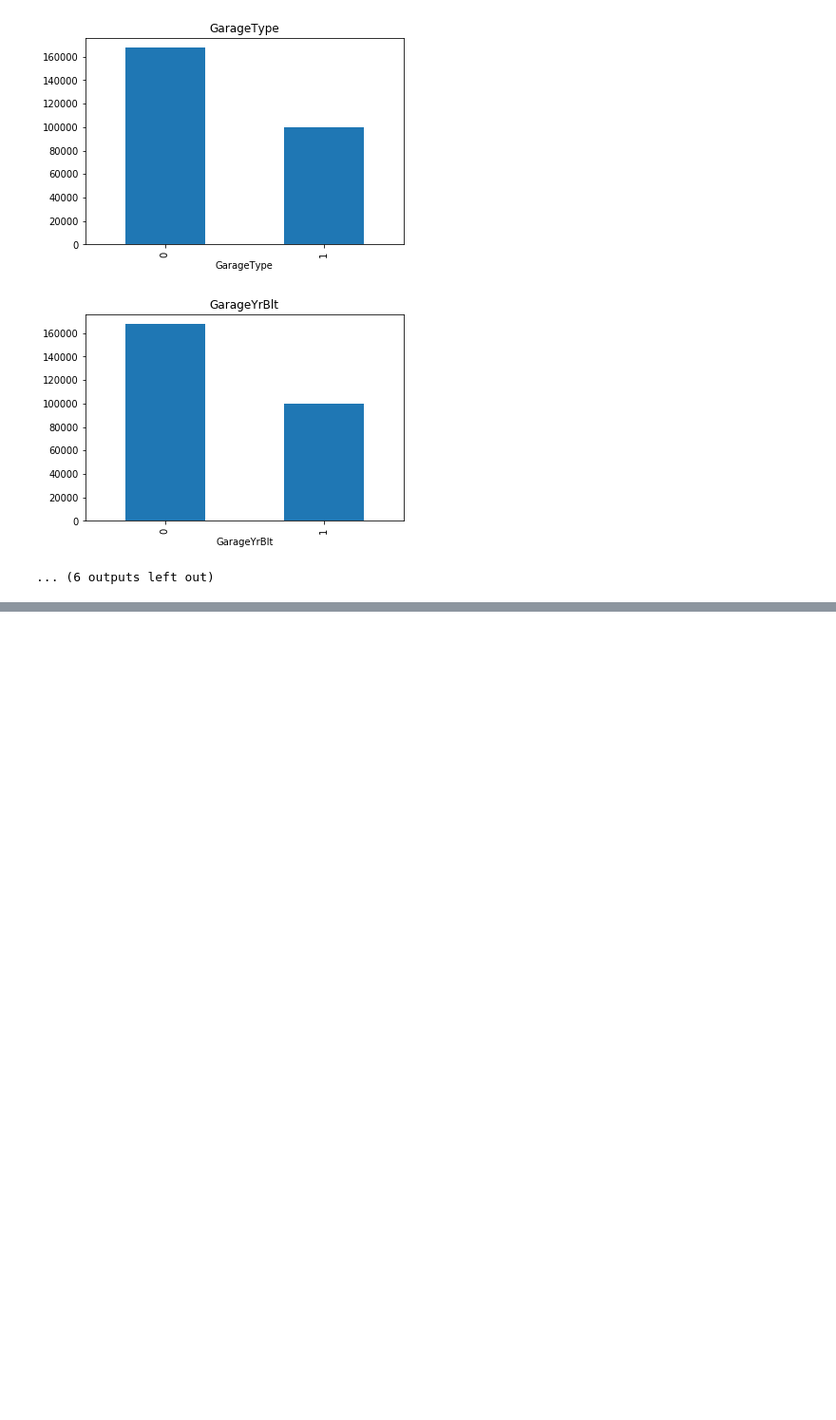
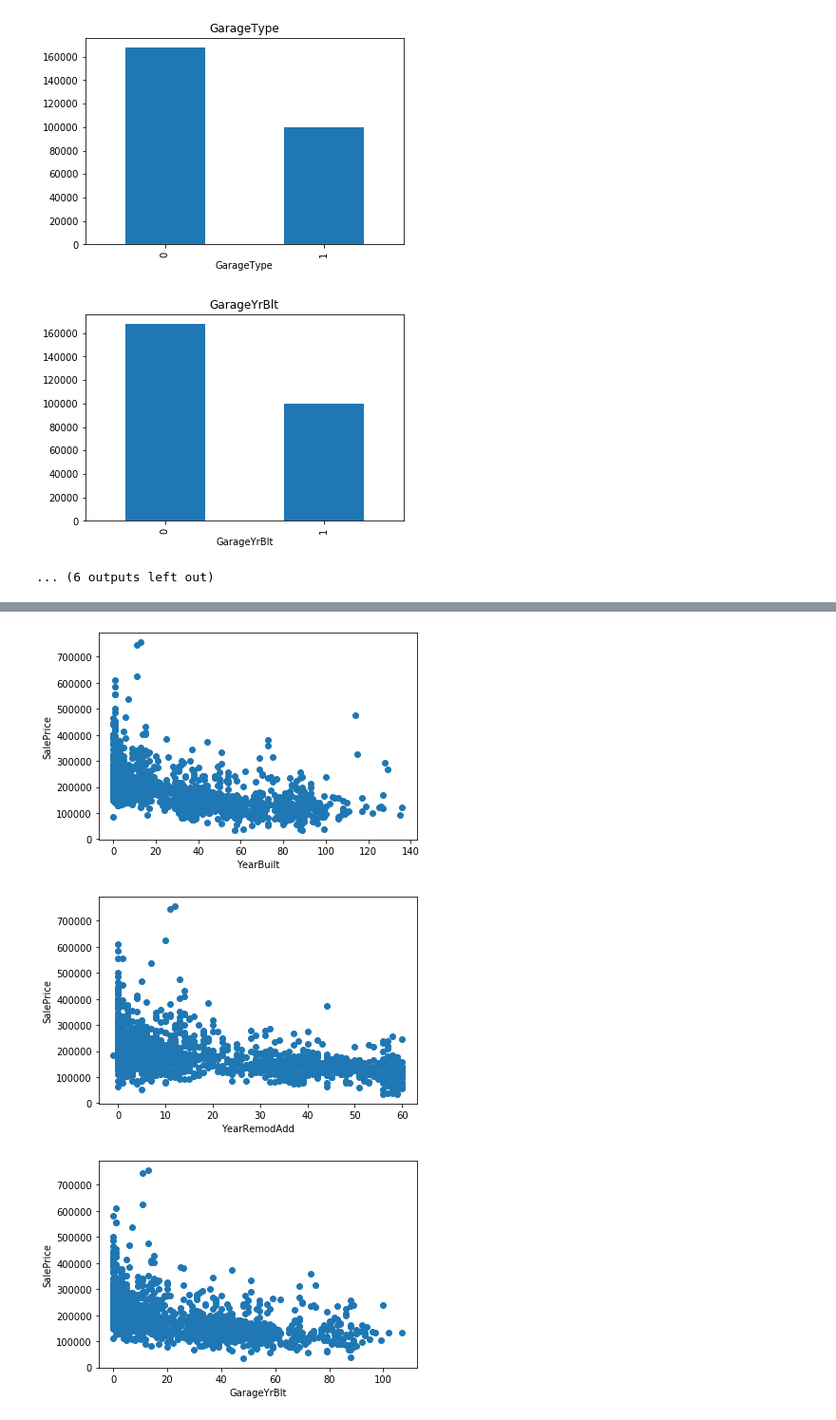
Before and after one commit to Joseorina/deploy_ml_models, a Jupyter notebook: jupyter_notebooks/data_analysis.ipynb, the cells around one changed output, grey strips where cells are left out. Shown at 95% size. Cells and saved outputs as stored; diff of their text form; code cells hidden in the pictures; blank space fills up the shorter version.

Commit message:
[Discrete Variables]

```diff
--- a/jupyter_notebooks/data_analysis.ipynb
+++ b/jupyter_notebooks/data_analysis.ipynb
@@ -74,0 +77,5 @@ for var in vars_with_na:
+# %%
+num_vars = [var for var in data.columns if data[var].dtypes != 'O']
+print('Numerical variables: ', len(num_vars))
+
+data[num_vars].head()
@@ -74,0 +98,5 @@ for var in vars_with_na:
+# %%
+# list of variables containing the year information
+year_vars = [var for var in num_vars if 'Yr' in var or 'Year' in var]
+
+year_vars
@@ -74,0 +105,5 @@ for var in vars_with_na:
+# %%
+# ecploring the content of the yeat variables
+for var in year_vars:
+    print(var, data[var].unique())
+    print()
@@ -74,0 +135,18 @@ for var in vars_with_na:
+# %%
+def analyze_year_vars(df, var):
+    df = df.copy()
+
+    df[var] = df['YrSold'] -df[var]
+
+    plt.scatter(df[var], df['SalePrice'])
+    plt.ylabel('SalePrice')
+    plt.xlabel(var)
+    plt.show()
+
+for var in year_vars:
+    if var != 'YrSold':
+        analyze_year_vars(data, var)
+# %% [output]
+[figure, added]
+[figure, added]
+[figure, added]
```
Also changed, not shown: parts of 7 cells of this notebook.
